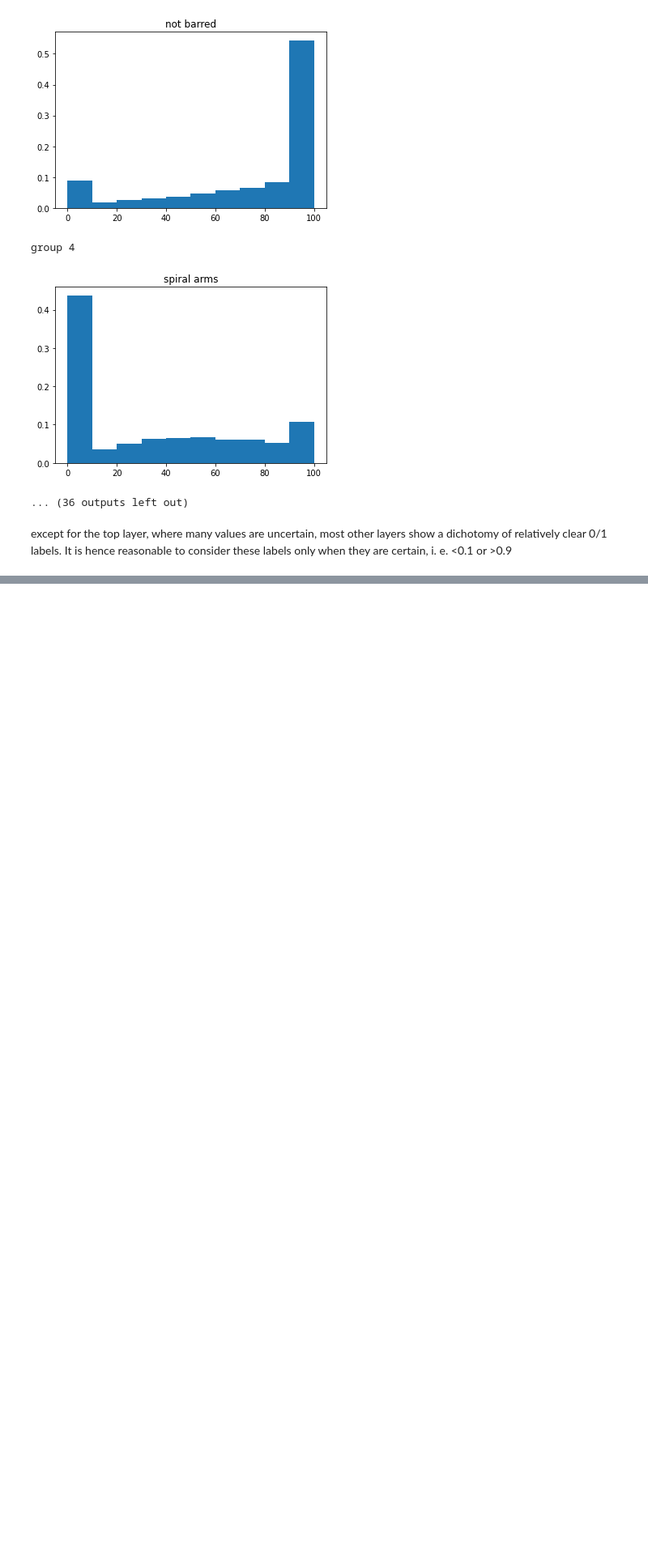
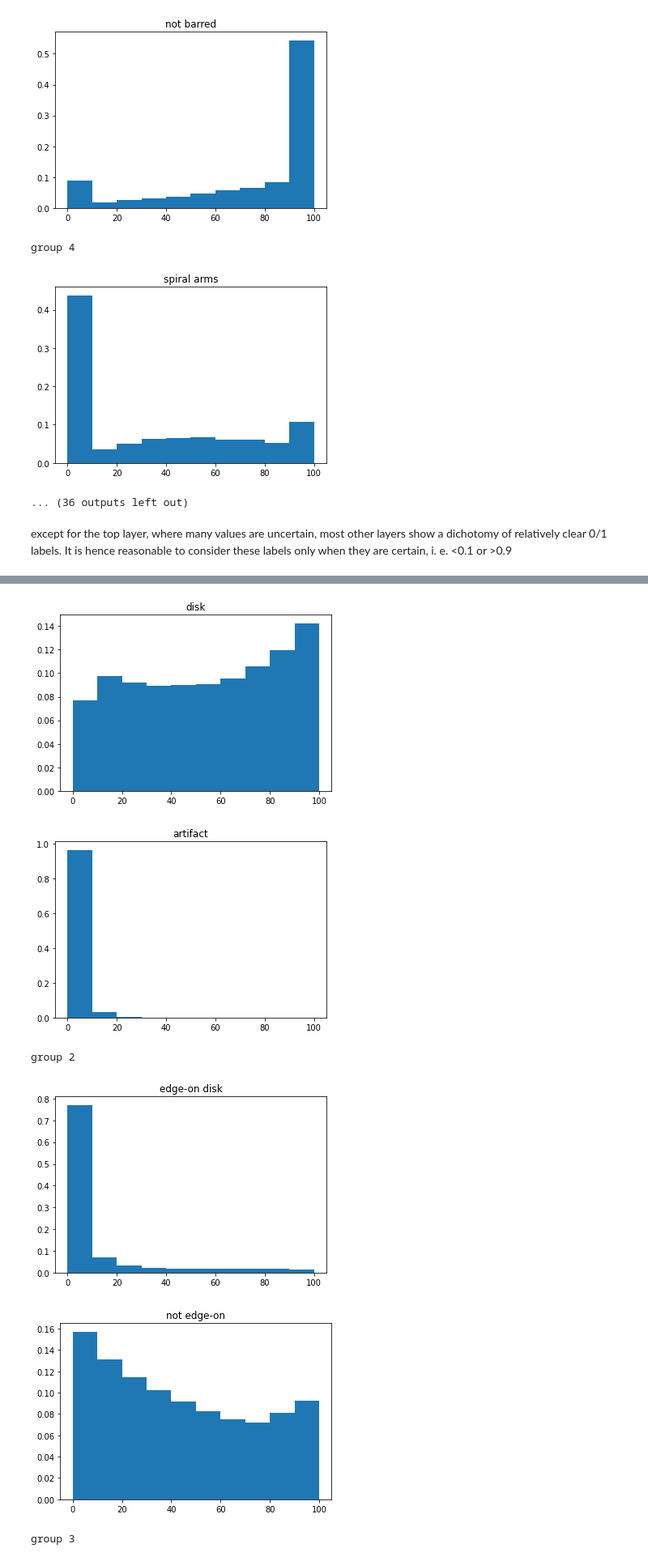
Before and after one commit to shackste/galaxy-generator, a Jupyter notebook: label_investigation.ipynb, the cells around one changed output, grey strips where cells are left out. Shown at 81% size. Drawn from its saved outputs; the diff is of its cells as text; code cells hidden in the pictures; blank space fills up the shorter version.

```diff
--- a/label_investigation.ipynb
+++ b/label_investigation.ipynb
@@ -526,3 +526,13 @@ group 4
 ... (36 outputs left out)
 # %% [markdown]
 except for the top layer, where many values are uncertain, most other layers show a dichotomy of relatively clear 0/1 labels. It is hence reasonable to consider these labels only when they are certain, i. e. <0.1 or >0.9
+# %%
+for group, idx in class_groups.items():
+    print(f"group {group}")
+    for ix in idx:
+        h, x = np.histogram(labels[:,ix], bins=10, range=(0., 1.))
+        x = (x[:-1]+x[1:])/2
+        plt.bar(100*x, h/sum(h), width=10)
+        plt.title(label_info[ix][0])
+        plt.show()
+# %% [output]
@@ -528,0 +542,6 @@ except for the top layer, where many values are uncertain, most other layers sho
+[figure, added]
+[figure, added]
+group 2
+[figure, added]
+[figure, added]
+group 3
```
Also changed, not shown: parts of 1 cell of this notebook, 2 other files.
